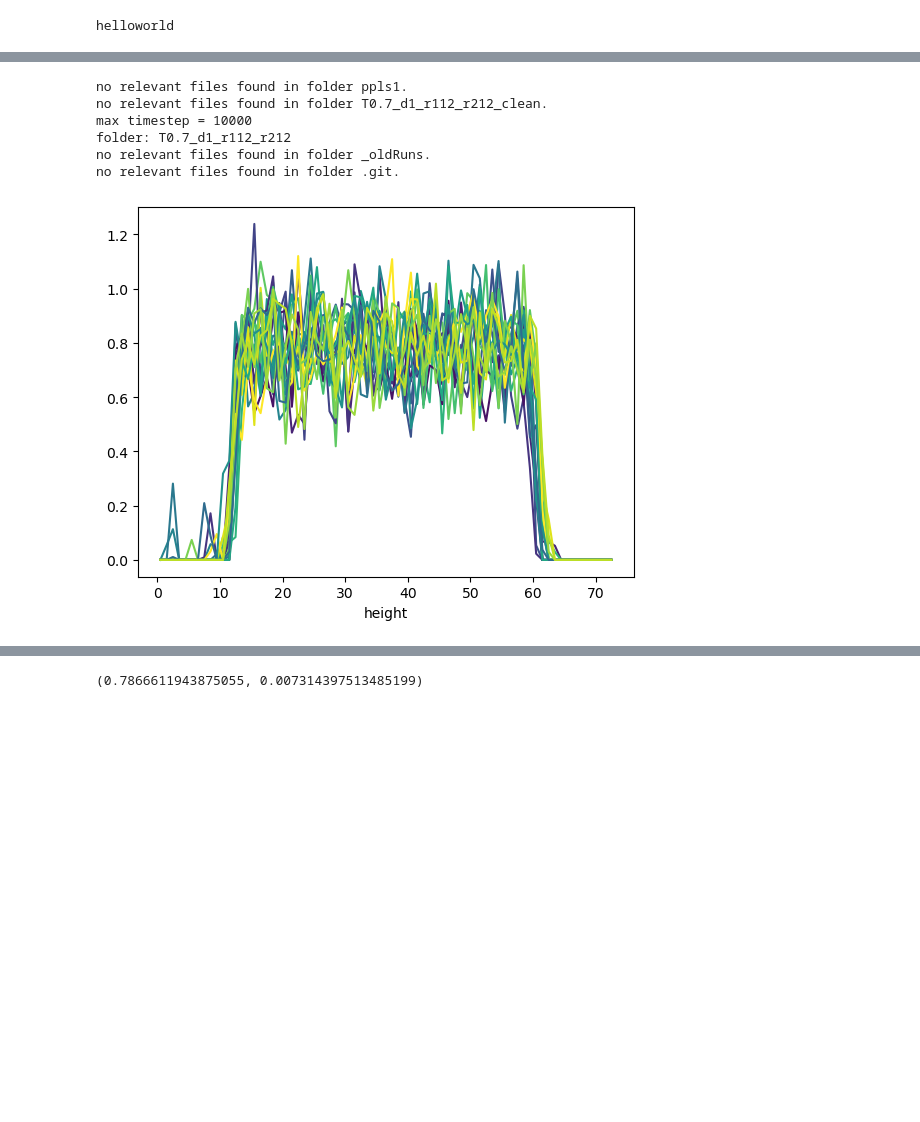
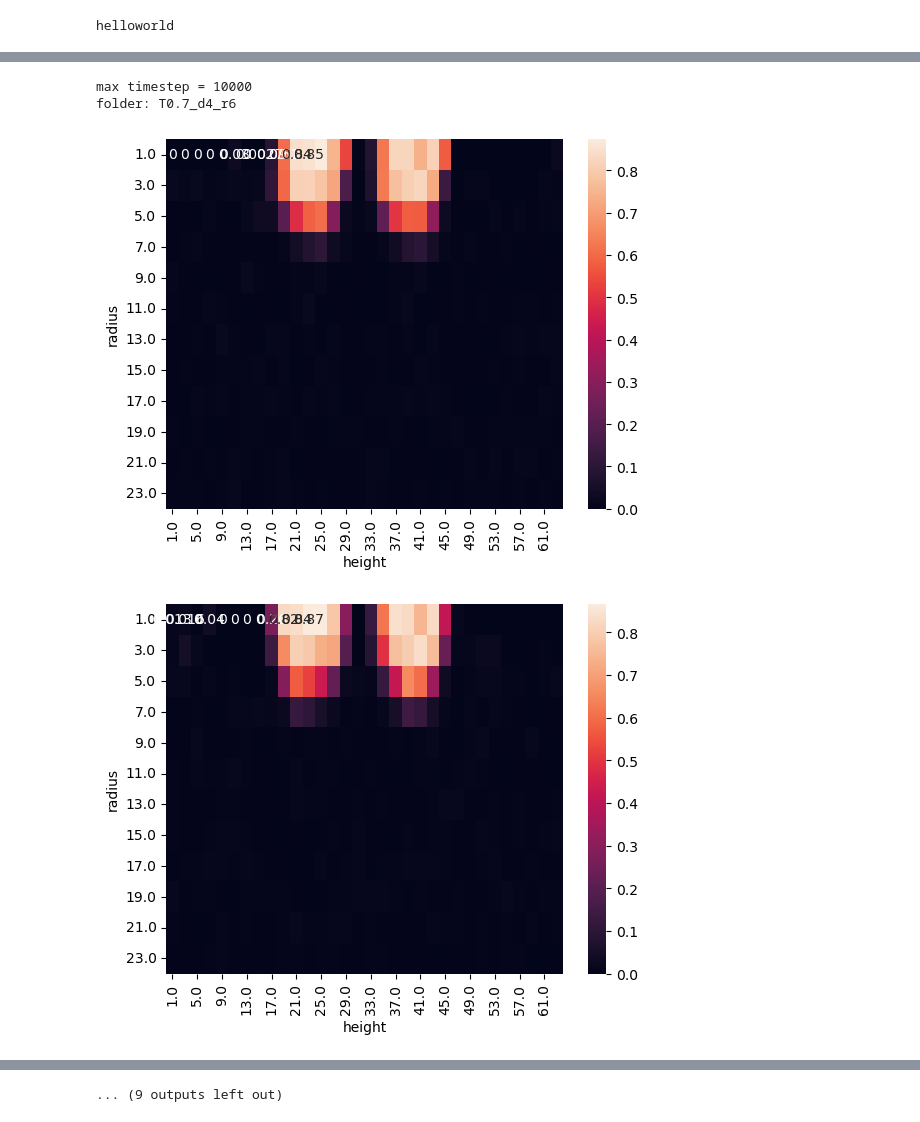
Before and after one commit to JakNiem/coalescence, a Jupyter notebook: postprocCoalescence.ipynb, the cells around one changed output, grey strips where cells are left out. Cells and saved outputs as stored; diff of their text form; code cells hidden in the pictures; blank space fills up the shorter version.

```diff
--- a/postprocCoalescence.ipynb
+++ b/postprocCoalescence.ipynb
@@ -93,37 +94,38 @@ no relevant files found in folder .git.
 # %%
 # folders = ["./T0.7_d20"]
 dirList = os.listdir('.')
-folders = [f for f in dirList if os.path.isdir(f)]
-
-
-
+# folders = [f for f in dirList if os.path.isdir(f)]
+folders = ["T0.7_d4_r6"]
 
 for folder in folders:
     dirList = os.listdir(folder)
     scalarSamples = [f for f in dirList if 'CylindricSampling' in f]
     # print(dirList)
     if len(scalarSamples) == 0:
         print(f'no relevant files found in folder {folder}.')
     else:
         fig, ax = plt.subplots()
         maxTimeStep =  int(re.findall(r'\d+', sorted(scalarSamples)[-1])[0])
         print(f'max timestep = {maxTimeStep}')
 
         print(f"folder: {folder}")
         for sample in scalarSamples:
         # sample = scalarSamples[-1]
             timeStep = int(re.findall(r'\d+', sample)[0])
 
             samplePath = os.path.join(folder, sample)
             sampledf = pd.read_csv(samplePath, delimiter='\s+')
+            #  height,  radius, numParts, rho, T,   ekin, p,  T_r,   T_y, T_t,   v_r,   v_y, v_t, p_r, p_y,     p_t, numSamples
 
-            sampledf[sampledf["radius"]<1].plot(x="height", y="rho", ax=ax, c=plt.cm.viridis(timeStep/ maxTimeStep))
-            ax.get_legend().remove()
+            pivot = sampledf.pivot(index='radius', columns='height', values='rho')
+            ax = sns.heatmap(pivot,annot=True)
+
+            plt.show()
+
+            # sampledf[sampledf["radius"]<2].plot(x="height", y="rho", ax=ax, c=plt.cm.viridis(timeStep/ maxTimeStep))
+            # ax.get_legend().remove()
 # %% [output]
-no relevant files found in folder ppls1.
-no relevant files found in folder T0.7_d1_r112_r212_clean.
 max timestep = 10000
-folder: T0.7_d1_r112_r212
-no relevant files found in folder _oldRuns.
-no relevant files found in folder .git.
+folder: T0.7_d4_r6
-[figure, old version]
+[figure, new version]
+[figure, added]
@@ -129,0 +141 @@ no relevant files found in folder .git.
+... (9 outputs left out)
@@ -149,4 +141,0 @@ def vle_kedia2006(T):
-# %%
-vle_kedia2006(.7)
-# %% [output]
-(0.7866611943875055, 0.007314397513485199)
```
Also changed, not shown: parts of 5 cells of this notebook, 1 other file.
